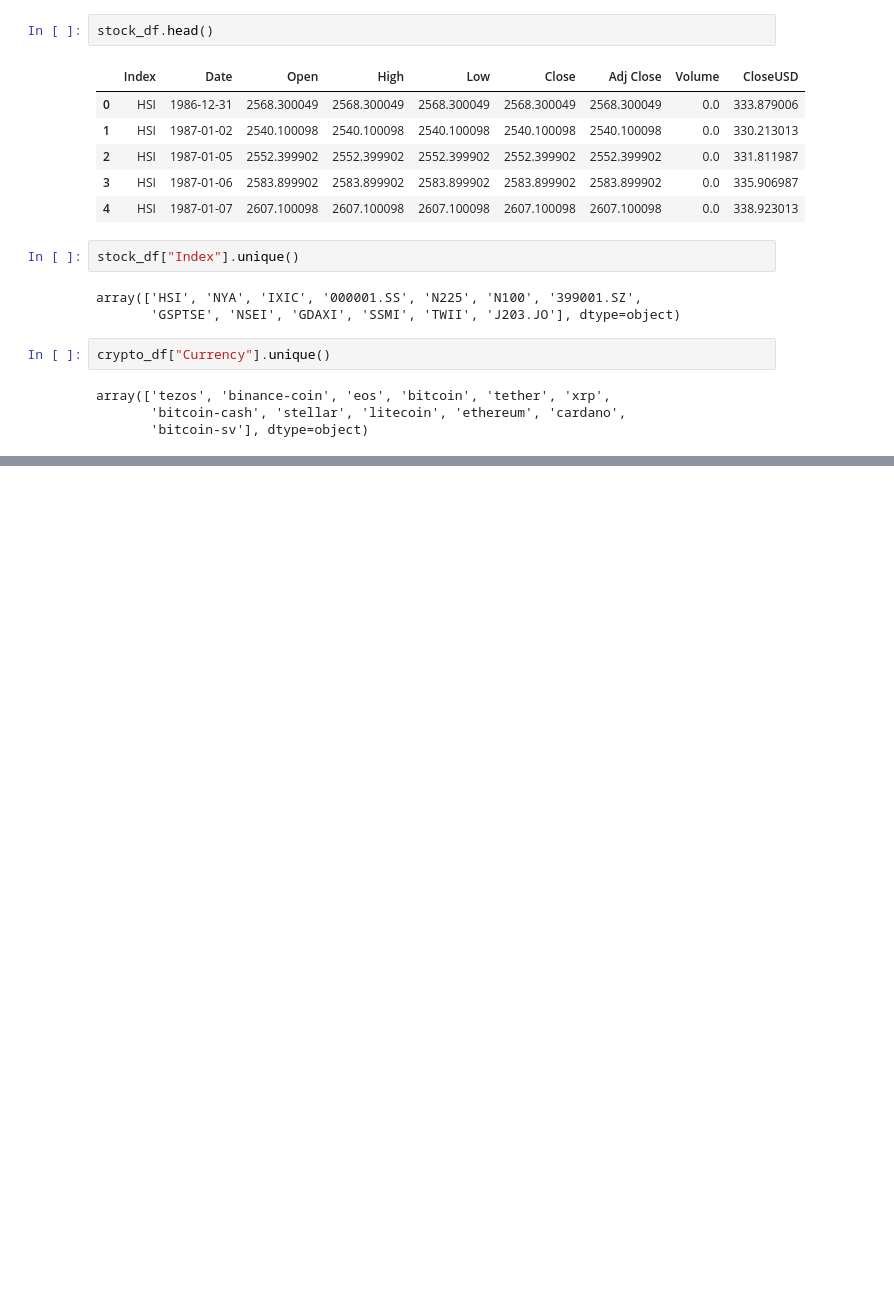
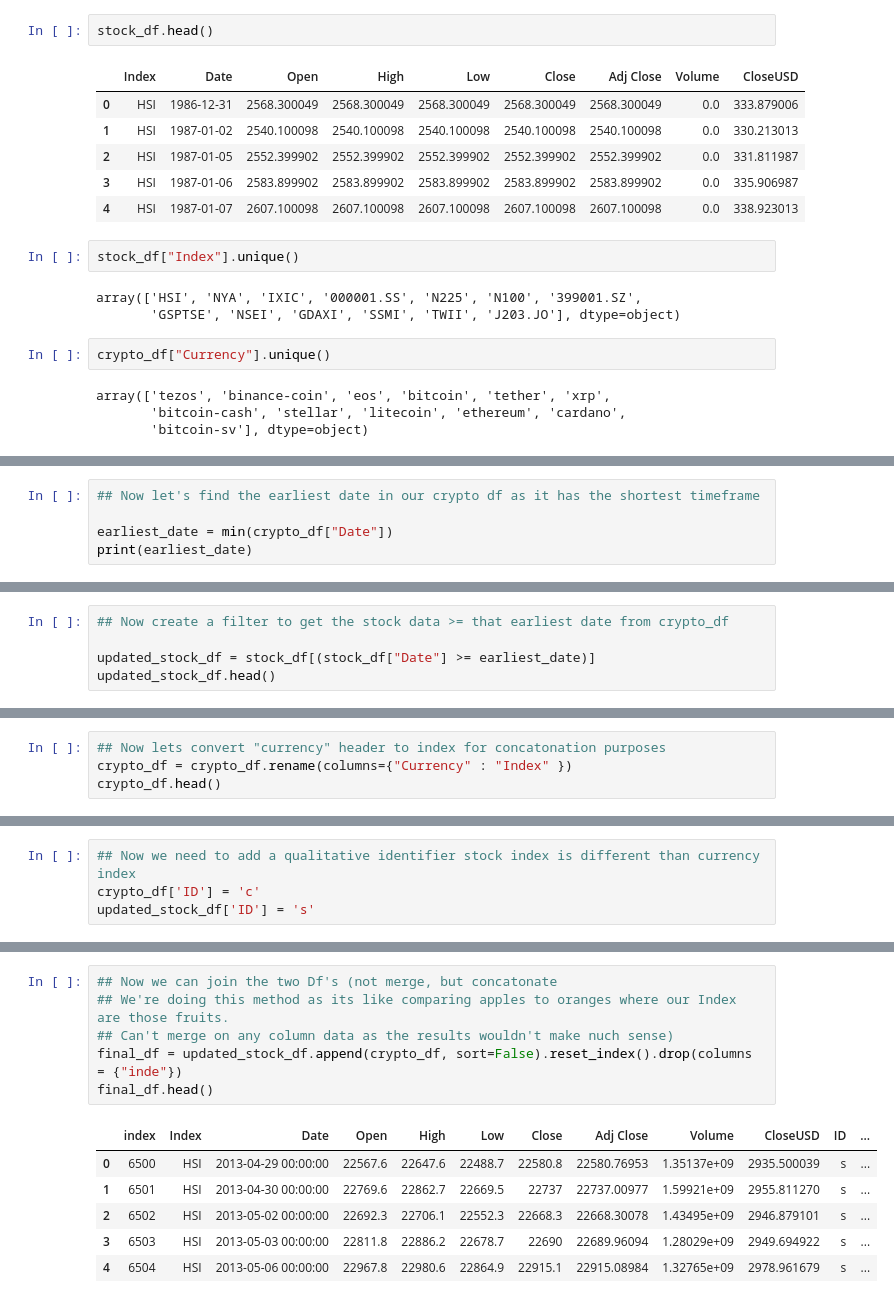
Before and after one commit to scaldwell545/project-2-local, a Jupyter notebook: sam_main.ipynb, the cells around one changed output, grey strips where cells are left out. Cells and saved outputs as stored; diff of their text form; blank space fills up the shorter version.

Commit message:
adding some dataframe cleaning

```diff
--- a/sam_main.ipynb
+++ b/sam_main.ipynb
@@ -42,0 +76,5 @@ array(['tezos', 'binance-coin', 'eos', 'bitcoin', 'tether', 'xrp',
+# %%
+## Now let's find the earliest date in our crypto df as it has the shortest timeframe
+
+earliest_date = min(crypto_df["Date"])
+print(earliest_date)
@@ -42,0 +83,5 @@ array(['tezos', 'binance-coin', 'eos', 'bitcoin', 'tether', 'xrp',
+# %%
+## Now create a filter to get the stock data >= that earliest date from crypto_df
+
+updated_stock_df = stock_df[(stock_df["Date"] >= earliest_date)]
+updated_stock_df.head()
@@ -42,0 +95,4 @@ array(['tezos', 'binance-coin', 'eos', 'bitcoin', 'tether', 'xrp',
+# %%
+## Now lets convert "currency" header to index for concatonation purposes
+crypto_df = crypto_df.rename(columns={"Currency" : "Index" })
+crypto_df.head()
@@ -42,0 +106,4 @@ array(['tezos', 'binance-coin', 'eos', 'bitcoin', 'tether', 'xrp',
+# %%
+## Now we need to add a qualitative identifier stock index is different than currency index
+crypto_df['ID'] = 'c'
+updated_stock_df['ID'] = 's'
@@ -42,0 +134,13 @@ array(['tezos', 'binance-coin', 'eos', 'bitcoin', 'tether', 'xrp',
+# %%
+## Now we can join the two Df's (not merge, but concatonate
+## We're doing this method as its like comparing apples to oranges where our Index are those fruits.
+## Can't merge on any column data as the results wouldn't make nuch sense)
+final_df = updated_stock_df.append(crypto_df, sort=False).reset_index().drop(columns = {"inde"})
+final_df.head()
+# %% [output]
+|  | index | Index | Date | Open | High | Low | Close | Adj Close | Volume | CloseUSD | ID | ... |
+| 0 | 6500 | HSI | 2013-04-29 00:00:00 | 22567.6 | 22647.6 | 22488.7 | 22580.8 | 22580.76953 | 1.35137e+09 | 2935.500039 | s | ... |
+| 1 | 6501 | HSI | 2013-04-30 00:00:00 | 22769.6 | 22862.7 | 22669.5 | 22737 | 22737.00977 | 1.59921e+09 | 2955.811270 | s | ... |
+| 2 | 6502 | HSI | 2013-05-02 00:00:00 | 22692.3 | 22706.1 | 22552.3 | 22668.3 | 22668.30078 | 1.43495e+09 | 2946.879101 | s | ... |
+| 3 | 6503 | HSI | 2013-05-03 00:00:00 | 22811.8 | 22886.2 | 22678.7 | 22690 | 22689.96094 | 1.28029e+09 | 2949.694922 | s | ... |
+| 4 | 6504 | HSI | 2013-05-06 00:00:00 | 22967.8 | 22980.6 | 22864.9 | 22915.1 | 22915.08984 | 1.32765e+09 | 2978.961679 | s | ... |
```
Also changed, not shown: parts of 9 cells of this notebook.
